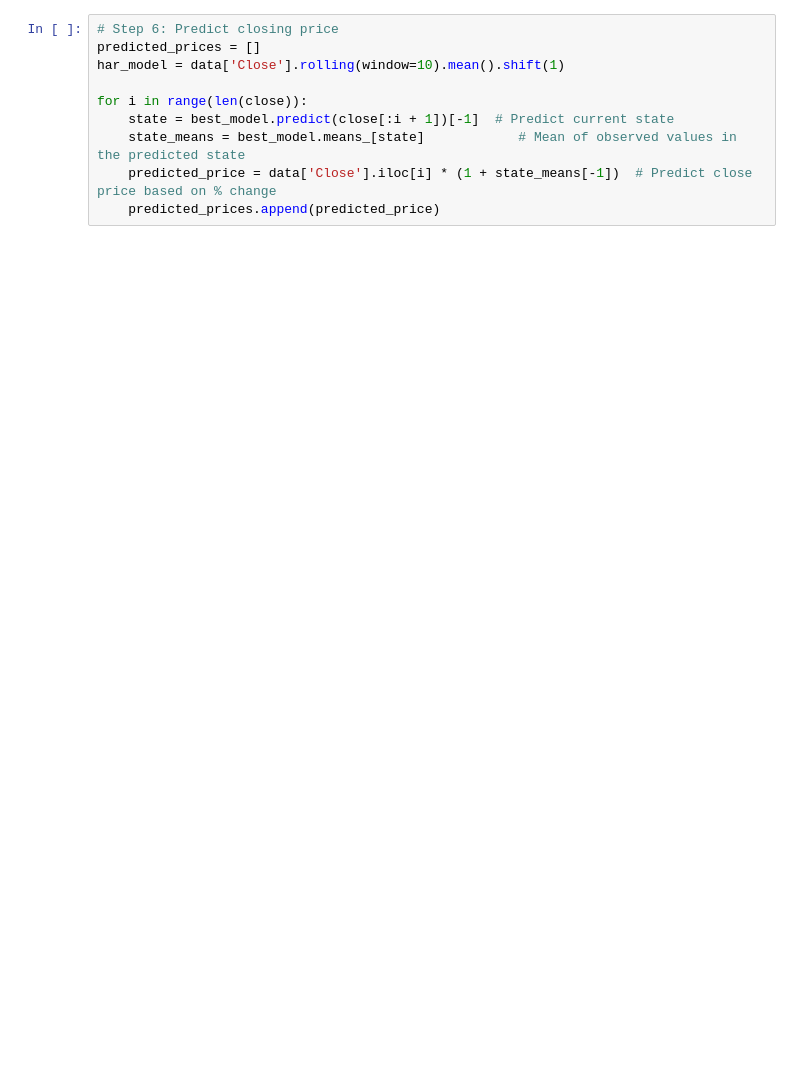
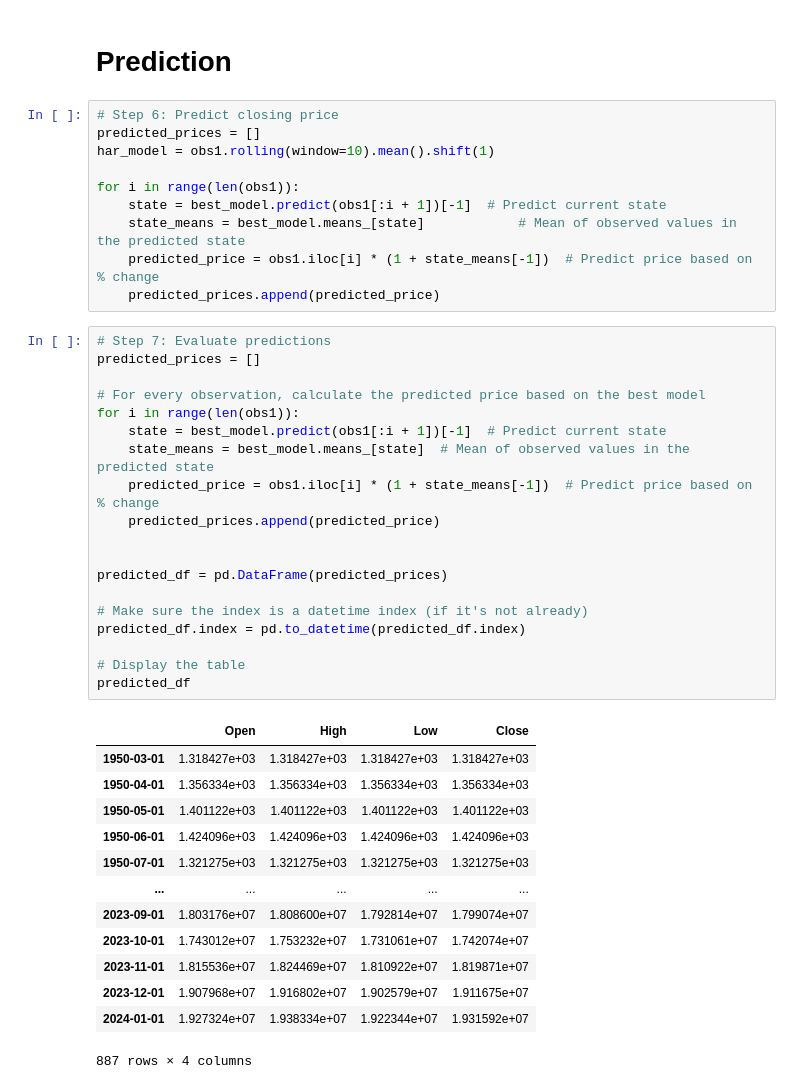
Before and after one commit to rinaaro/TS-project---HMM, a Jupyter notebook: Data_collection.ipynb, the cells around one changed output. Saved outputs shown, nothing was run; the diff lists cells and outputs as text; blank space fills up the shorter version.

```diff
--- a/Data_collection.ipynb
+++ b/Data_collection.ipynb
@@ -232,10 +225,45 @@ print(res_df)
+# %% [markdown]
+# Prediction
 # %%
 # Step 6: Predict closing price
 predicted_prices = []
-har_model = data['Close'].rolling(window=10).mean().shift(1)
+har_model = obs1.rolling(window=10).mean().shift(1)
 
-for i in range(len(close)):
-    state = best_model.predict(close[:i + 1])[-1]  # Predict current state
+for i in range(len(obs1)):
+    state = best_model.predict(obs1[:i + 1])[-1]  # Predict current state
     state_means = best_model.means_[state]            # Mean of observed values in the predicted state
-    predicted_price = data['Close'].iloc[i] * (1 + state_means[-1])  # Predict close price based on % change
+    predicted_price = obs1.iloc[i] * (1 + state_means[-1])  # Predict price based on % change
     predicted_prices.append(predicted_price)
+# %%
+# Step 7: Evaluate predictions
+predicted_prices = []
+
+# For every observation, calculate the predicted price based on the best model
+for i in range(len(obs1)):
+    state = best_model.predict(obs1[:i + 1])[-1]  # Predict current state
+    state_means = best_model.means_[state]  # Mean of observed values in the predicted state
+    predicted_price = obs1.iloc[i] * (1 + state_means[-1])  # Predict price based on % change
+    predicted_prices.append(predicted_price)
+
+
+predicted_df = pd.DataFrame(predicted_prices)
+
+# Make sure the index is a datetime index (if it's not already)
+predicted_df.index = pd.to_datetime(predicted_df.index)
+
+# Display the table
+predicted_df
+# %% [output]
+|  | Open | High | Low | Close |
+| 1950-03-01 | 1.318427e+03 | 1.318427e+03 | 1.318427e+03 | 1.318427e+03 |
+| 1950-04-01 | 1.356334e+03 | 1.356334e+03 | 1.356334e+03 | 1.356334e+03 |
+| 1950-05-01 | 1.401122e+03 | 1.401122e+03 | 1.401122e+03 | 1.401122e+03 |
+| 1950-06-01 | 1.424096e+03 | 1.424096e+03 | 1.424096e+03 | 1.424096e+03 |
+| 1950-07-01 | 1.321275e+03 | 1.321275e+03 | 1.321275e+03 | 1.321275e+03 |
+| ... | ... | ... | ... | ... |
+| 2023-09-01 | 1.803176e+07 | 1.808600e+07 | 1.792814e+07 | 1.799074e+07 |
+| 2023-10-01 | 1.743012e+07 | 1.753232e+07 | 1.731061e+07 | 1.742074e+07 |
+| 2023-11-01 | 1.815536e+07 | 1.824469e+07 | 1.810922e+07 | 1.819871e+07 |
+| 2023-12-01 | 1.907968e+07 | 1.916802e+07 | 1.902579e+07 | 1.911675e+07 |
+| 2024-01-01 | 1.927324e+07 | 1.938334e+07 | 1.922344e+07 | 1.931592e+07 |
+887 rows × 4 columns
```
Also changed, not shown: parts of 22 cells of this notebook.
